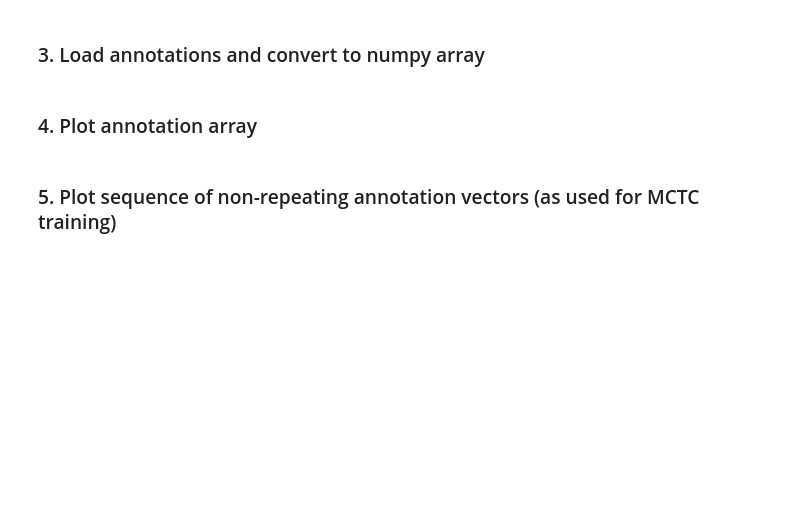
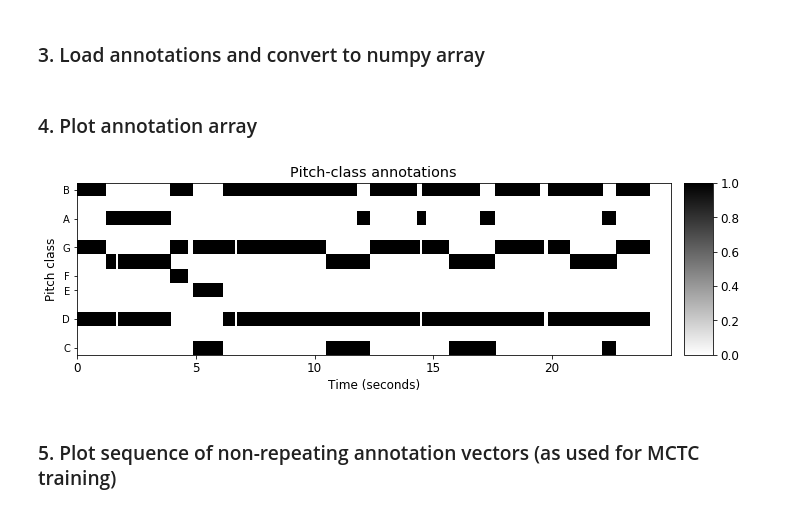
Before and after one commit to christofw/pitchclass_mctc, a Jupyter notebook: 01_precompute_features.ipynb, the cells around one changed output. Saved outputs shown, nothing was run; the diff lists cells and outputs as text; code cells hidden in the pictures; blank space fills up the shorter version.

```diff
--- a/01_precompute_features.ipynb
+++ b/01_precompute_features.ipynb
@@ -77,24 +84,25 @@ fn_annot = os.path.join(annot_folder, fn_audio[:-4]+'.csv')
 df = pd.read_csv(fn_annot, sep=';', skiprows=1, header=None)
 note_events = df.to_numpy()[:, :3]
 
-f_annot_pitch = compute_annotation_array_nooverlap(note_events.copy(), f_hcqt, fs_hcqt, annot_type='pitch', shorten=1.0)
+f_annot_pitchclass = compute_annotation_array_nooverlap(note_events.copy(), f_hcqt, fs_hcqt, annot_type='pitch_class', shorten=1.0)
 # %% [markdown]
 ### 4. Plot annotation array
 # %%
 plt.rcParams.update({'font.size': 12})
 fig, ax = plt.subplots(1, 2, gridspec_kw={'width_ratios': [1, 0.05]}, figsize=(10, 3.5))
 
-cfig, cax, cim = libfmp.b.plot_matrix(f_annot_pitch[24:97, int(start_sec*fs_hcqt):int(show_sec*fs_hcqt)], ax=ax, Fs=fs_hcqt, cmap='gray_r', ylabel='MIDI pitch')
-plt.ylim([0, 73])
-ax[0].set_yticks(np.arange(0, 73, 12))
-ax[0].set_yticklabels([str(24+12*octave) for octave in range(0, num_octaves+1)])
-ax[0].set_title('Multi-pitch annotations (piano roll)')
+cfig, cax, cim = libfmp.b.plot_matrix(f_annot_pitchclass[:, int(start_sec*fs_hcqt):int(show_sec*fs_hcqt)], ax=ax, Fs=fs_hcqt, cmap='gray_r', ylabel='Pitch class')
+ax[0].set_title('Pitch-class annotations')
+ax[0].set_yticks([0, 2, 4, 5, 7, 9, 11])
+ax[0].set_yticklabels(['C', 'D', 'E', 'F', 'G', 'A', 'B'], fontsize=10)
 ax[1].set_ylim([0, 1])
 plt.tight_layout()
 
 ### Optional: Save ###
 # path_output_annot = ''
 # np.save(os.path.join(path_output_annot, song_fn_wav[:-4]+'.npy'), f_annot_pitch)
+# %% [output]
+[figure, added]
 # %% [markdown]
 ### 5. Plot sequence of non-repeating annotation vectors (as used for MCTC training)
 # %%
```
Also changed, not shown: parts of 3 cells of this notebook, 10 other files.
